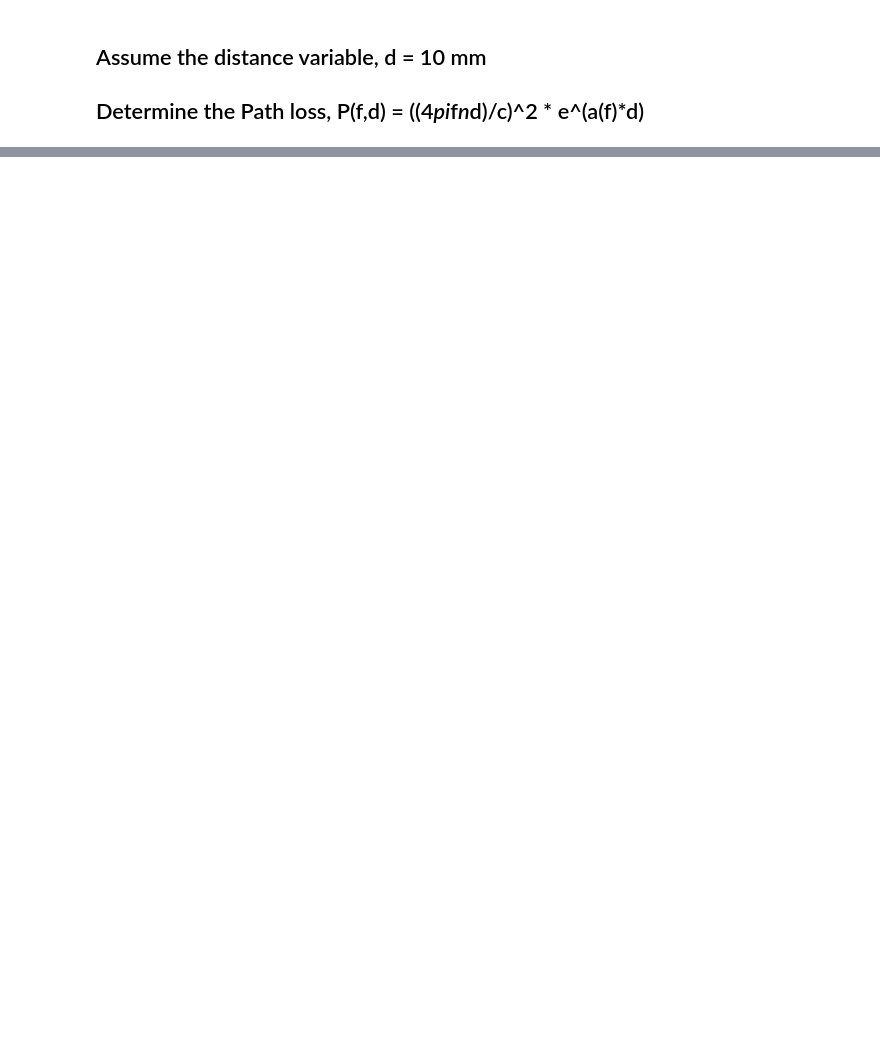
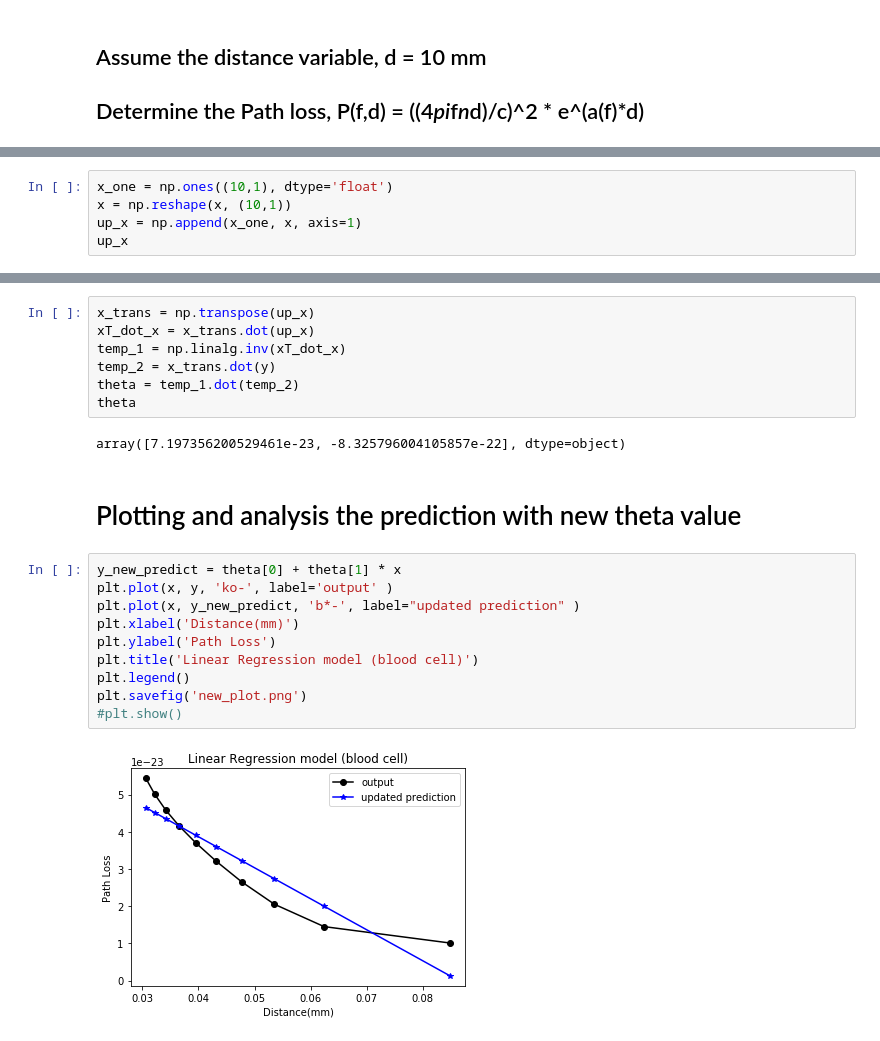
Before and after one commit to MizanMustakim/DataTrain-for-THz-communication-in-ML, a Jupyter notebook: Training Data and Predict the results.ipynb, the cells around one changed output, grey strips where cells are left out. Cells and saved outputs as stored; diff of their text form; blank space fills up the shorter version.

```diff
--- a/Training Data and Predict the results.ipynb
+++ b/Training Data and Predict the results.ipynb
@@ -42,0 +100,5 @@ wb.save('coefficient.xlsx')
+# %%
+x_one = np.ones((10,1), dtype='float')
+x = np.reshape(x, (10,1))
+up_x = np.append(x_one, x, axis=1)
+up_x
@@ -42,0 +116,23 @@ wb.save('coefficient.xlsx')
+# %%
+x_trans = np.transpose(up_x)
+xT_dot_x = x_trans.dot(up_x)
+temp_1 = np.linalg.inv(xT_dot_x)
+temp_2 = x_trans.dot(y)
+theta = temp_1.dot(temp_2)
+theta
+# %% [output]
+array([7.197356200529461e-23, -8.325796004105857e-22], dtype=object)
+# %% [markdown]
+# Plotting and analysis the prediction with new theta value
+# %%
+y_new_predict = theta[0] + theta[1] * x
+plt.plot(x, y, 'ko-', label='output' )
+plt.plot(x, y_new_predict, 'b*-', label="updated prediction" )
+plt.xlabel('Distance(mm)')
+plt.ylabel('Path Loss')
+plt.title('Linear Regression model (blood cell)')
+plt.legend()
+plt.savefig('new_plot.png')
+#plt.show()
+# %% [output]
+[figure, added]
```
Also changed, not shown: parts of 7 cells of this notebook, 3 other files.
